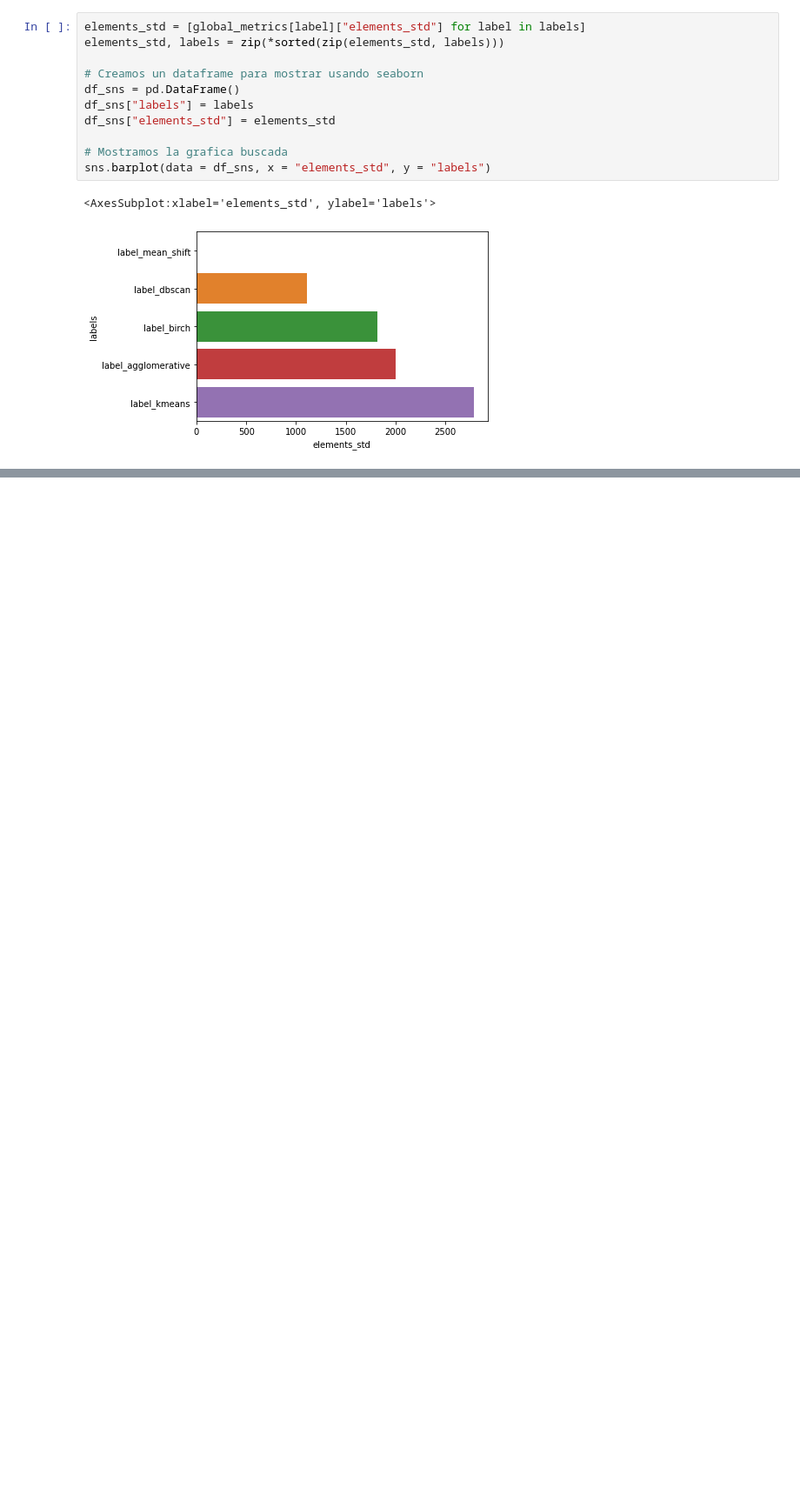
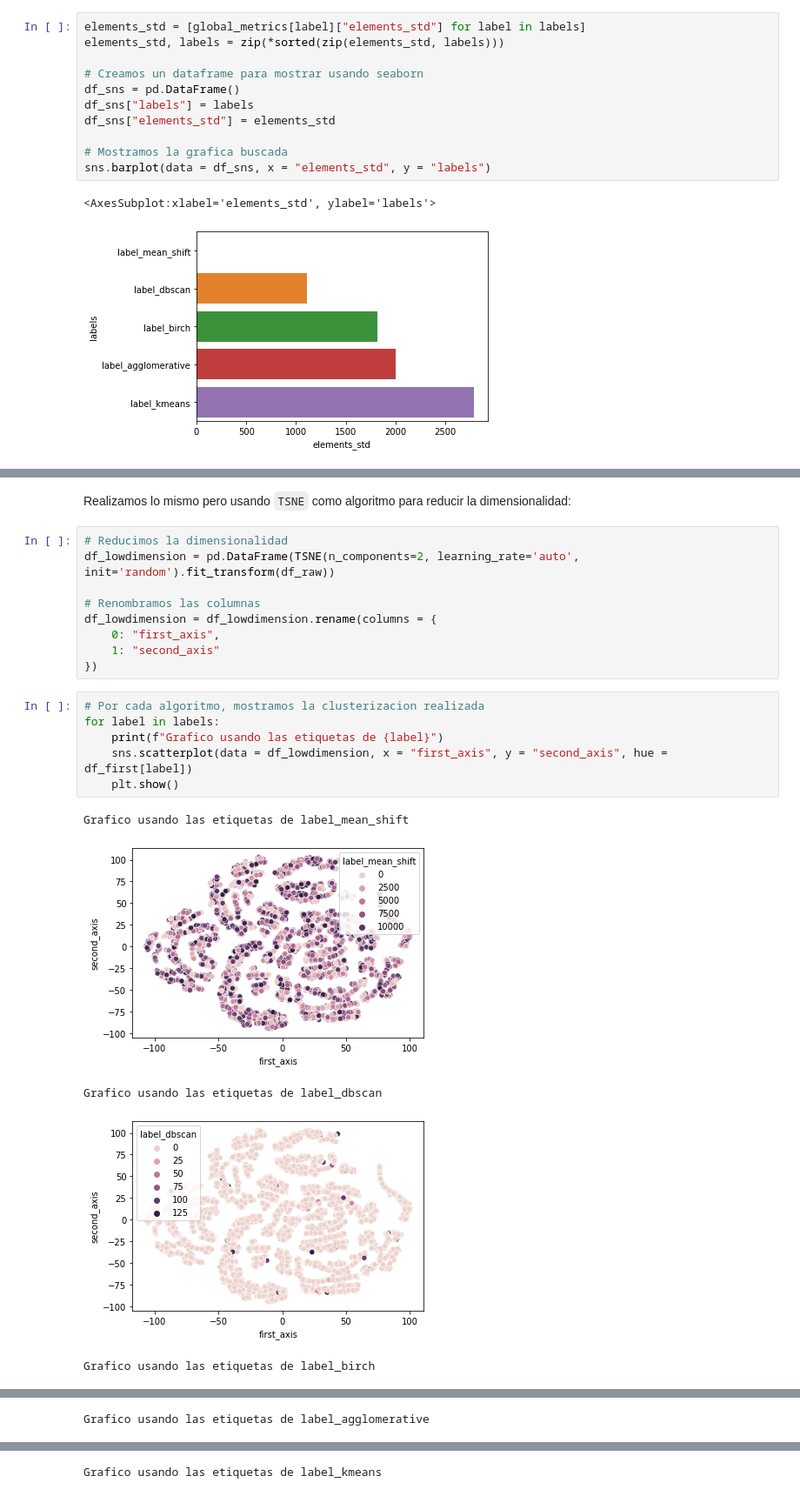
Before and after one commit to SergioQuijanoRey/PracticasInteligenciaNegocio, a Jupyter notebook: Práctica 2/Casos de estudio.ipynb, the cells around one changed output, grey strips where cells are left out. Shown at 87% size. Saved outputs shown, nothing was run; the diff lists cells and outputs as text; blank space fills up the shorter version.

```diff
--- a/Práctica 2/Casos de estudio.ipynb
+++ b/Práctica 2/Casos de estudio.ipynb
@@ -756,0 +794,23 @@ sns.barplot(data = df_sns, x = "elements_std", y = "labels")
+# %% [markdown]
+Realizamos lo mismo pero usando `TSNE` como algoritmo para reducir la dimensionalidad:
+# %%
+# Reducimos la dimensionalidad
+df_lowdimension = pd.DataFrame(TSNE(n_components=2, learning_rate='auto', init='random').fit_transform(df_raw))
+
+# Renombramos las columnas
+df_lowdimension = df_lowdimension.rename(columns = {
+    0: "first_axis",
+    1: "second_axis"
+})
+# %%
+# Por cada algoritmo, mostramos la clusterizacion realizada
+for label in labels:
+    print(f"Grafico usando las etiquetas de {label}")
+    sns.scatterplot(data = df_lowdimension, x = "first_axis", y = "second_axis", hue = df_first[label])
+    plt.show()
+# %% [output]
+Grafico usando las etiquetas de label_mean_shift
+[figure, added]
+Grafico usando las etiquetas de label_dbscan
+[figure, added]
+Grafico usando las etiquetas de label_birch
@@ -756,0 +818 @@ sns.barplot(data = df_sns, x = "elements_std", y = "labels")
+Grafico usando las etiquetas de label_agglomerative
@@ -756,0 +820 @@ sns.barplot(data = df_sns, x = "elements_std", y = "labels")
+Grafico usando las etiquetas de label_kmeans
```
Also changed, not shown: parts of 8 cells of this notebook.
